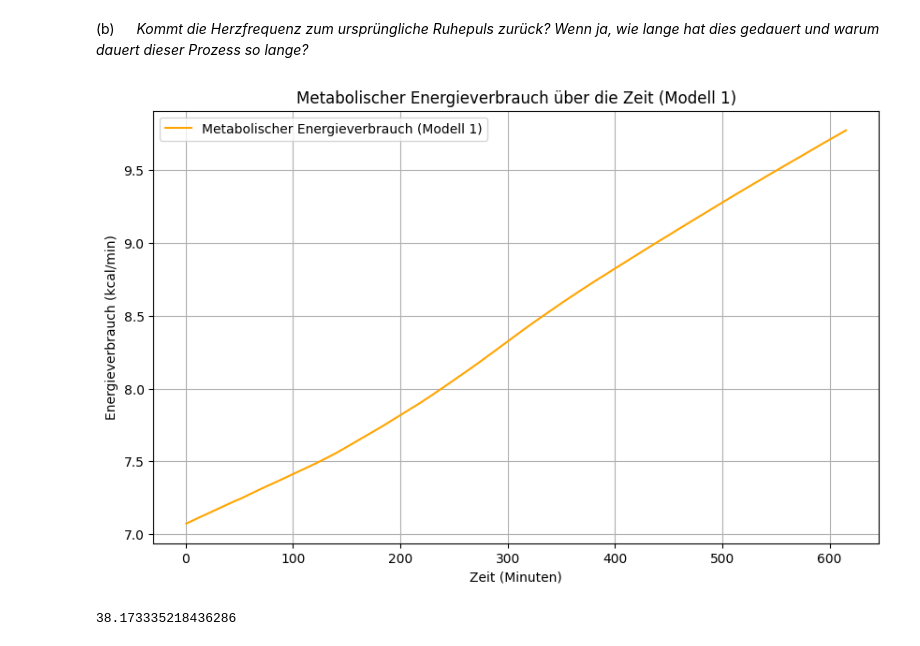
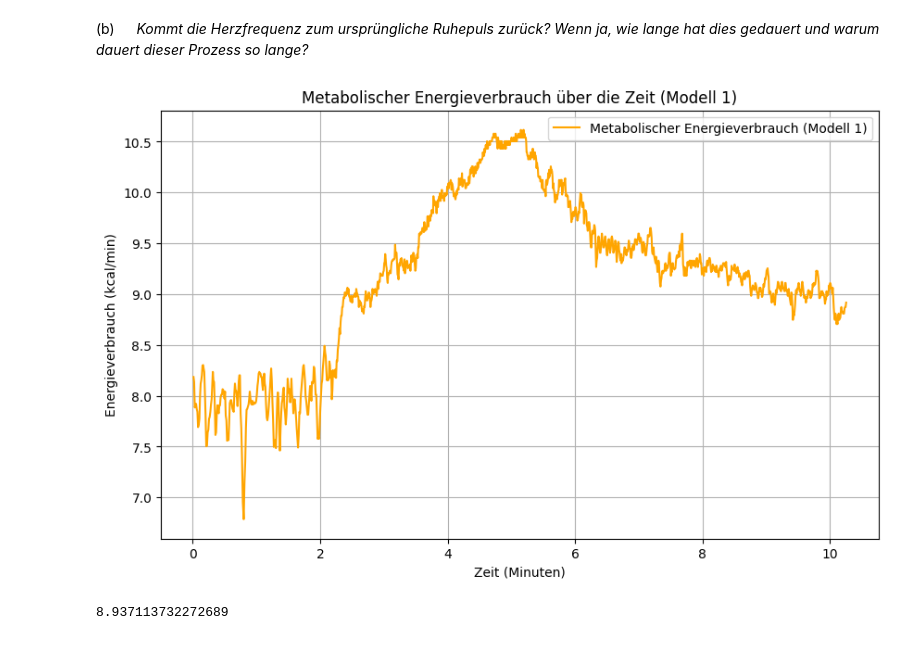
Before and after one commit to tomperg/Biosignalverarbeitung_Selbsthilfegruppe, a Jupyter notebook: MainCode2.ipynb, the cells around one changed output. Drawn from its saved outputs; the diff is of its cells as text; code cells hidden in the pictures.

```diff
--- a/MainCode2.ipynb
+++ b/MainCode2.ipynb
@@ -367,34 +367,34 @@ b_weight = 0.0019  # Koeffizient für Gewicht
 c_sex = 9.26  # Koeffizient für Geschlecht (0 = weiblich, 1 = männlich)
 d_activity = -1.22  # Koeffizient für Aktivitätsniveau (0 = niedrig, 1 = hoch)
 
 # Beispielwerte für die Berechnung
-HR = np.linspace(80, 140, len(Rwave_t[1:]))  # Herzfrequenz steigt von 80 bis 140 bpm über 60 Minuten
+HR = bpm  # Herzfrequenz steigt von 80 bis 140 bpm über 60 Minuten
 Gewicht = 70  # Gewicht in kg
 Geschlecht = 1  # 0 = weiblich, 1 = männlich
 Aktivitätsniveau = 1  # 0 = niedrig, 1 = hoch
 
 # Berechnung des Energieverbrauchs pro Minute über die Zeit mit Modell 1
 EE_values_modell1 = (
     Konstante_modell1
     + a_HR * HR
     + b_weight * Gewicht
     + c_sex * Geschlecht
     + d_activity * Aktivitätsniveau
 )
 
 # Plot des metabolischen Energieverbrauchs über die Zeit mit Modell 1
 plt.figure(figsize=(10, 6))
-plt.plot(Rwave_t[1:], EE_values_modell1, label="Metabolischer Energieverbrauch (Modell 1)", color="orange")
+plt.plot(Rwave_t[1:]/60, EE_values_modell1, label="Metabolischer Energieverbrauch (Modell 1)", color="orange")
 plt.xlabel("Zeit (Minuten)")
 plt.ylabel("Energieverbrauch (kcal/min)")
 plt.title("Metabolischer Energieverbrauch über die Zeit (Modell 1)")
 plt.legend()
 plt.grid()
 plt.show()
 
 # Relative Änderung des Energieverbrauchs (prozentual) für Modell 1
 relative_änderung_modell1 = ((EE_values_modell1[-1] - EE_values_modell1[0]) / EE_values_modell1[0]) * 100
 relative_änderung_modell1
 # %% [output]
-[figure, old version]
+[figure, new version]
-38.173335218436286
+8.937113732272689
```
Also changed, not shown: parts of 1 cell of this notebook.
